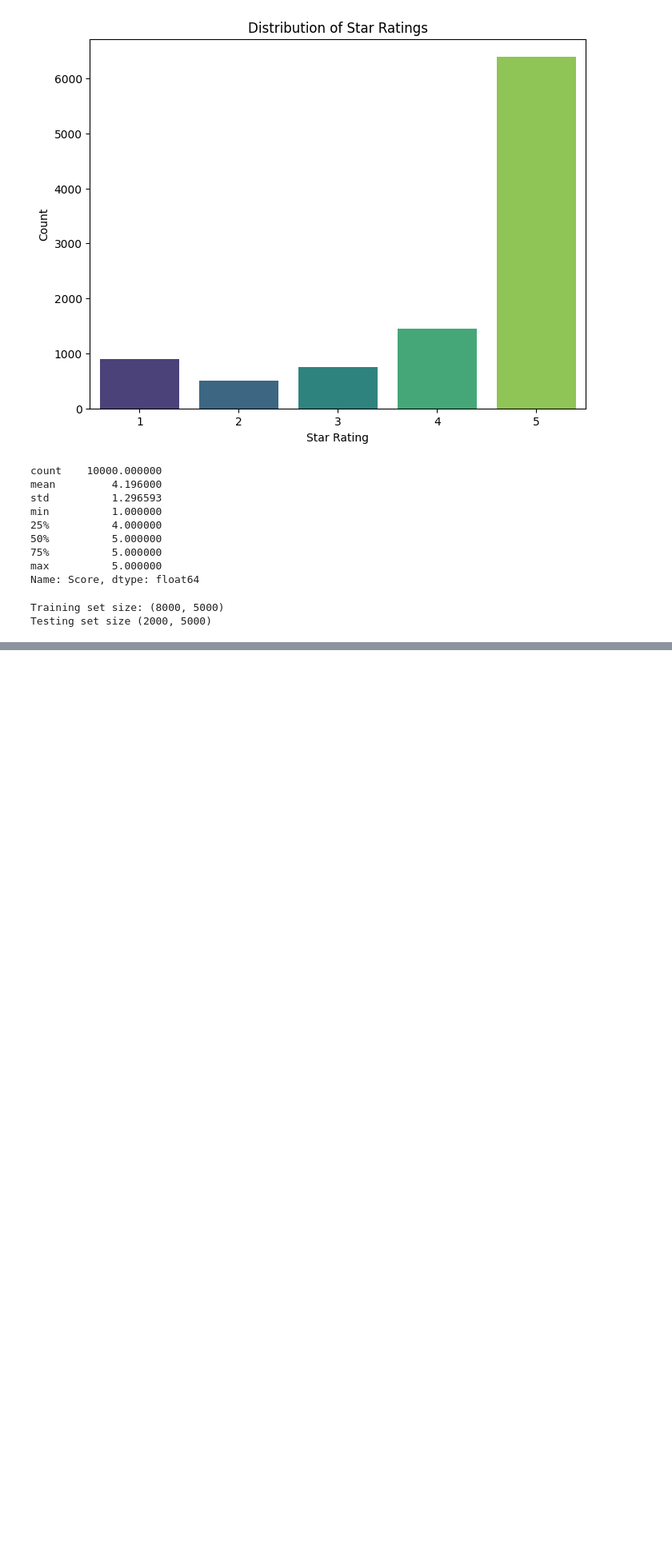
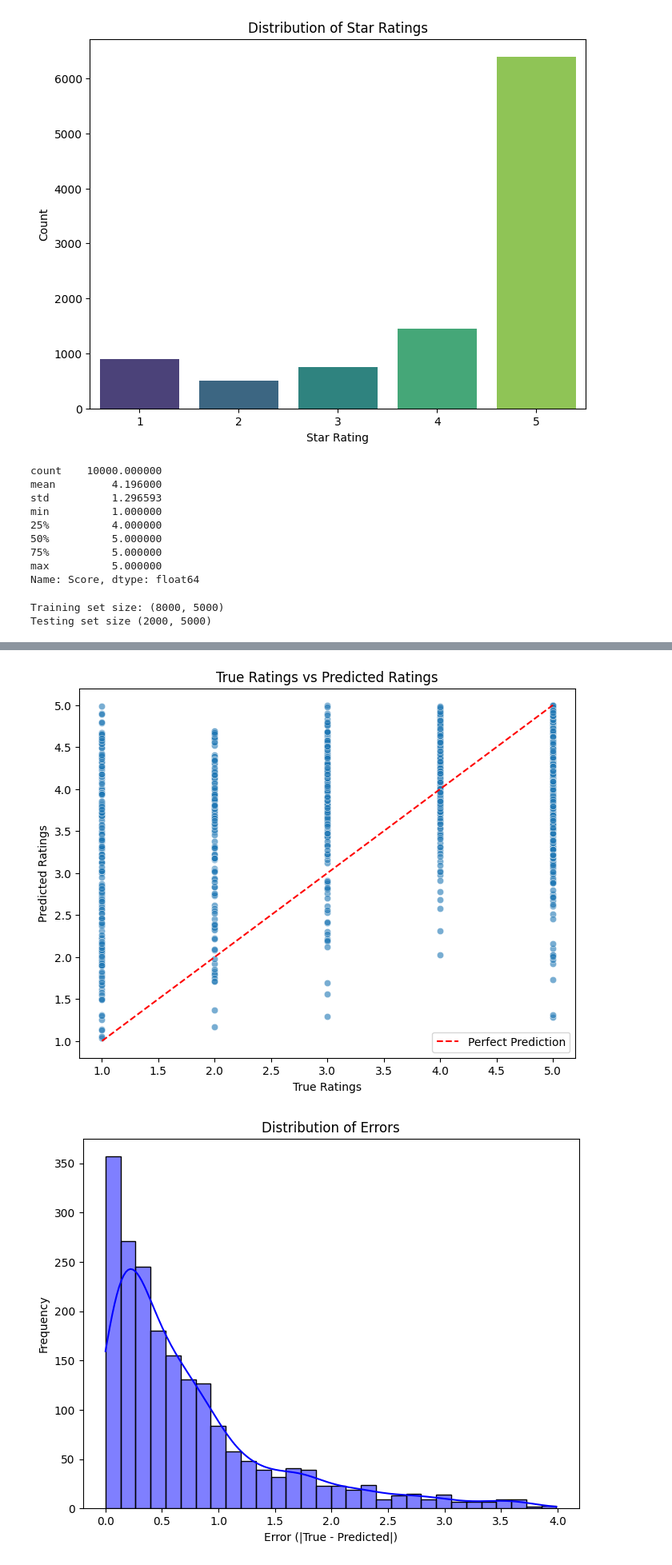
Before and after one commit to GGabriel007/Module_6, a Jupyter notebook: Module6.ipynb, the cells around one changed output, grey strips where cells are left out. Shown at 80% size. Drawn from its saved outputs; the diff is of its cells as text; code cells hidden in the pictures; blank space fills up the shorter version.

```diff
--- a/Module6.ipynb
+++ b/Module6.ipynb
@@ -94,3 +96,29 @@ print(f"Testing set size {X_test.shape}")
 # %% [output]
 Training set size: (8000, 5000)
 Testing set size (2000, 5000)
+# %%
+# Train a Random Forest Regressor
+model = RandomForestRegressor(random_state=42)
+model.fit(X_train, y_train)
+
+# Make predictions on the test set
+y_pred = model.predict(X_test)
+
+# Evaluate the model
+mae = mean_absolute_error(y_test, y_pred)
+print(f"Mean Absolute Error (MAE): {mae:.2f}")
+
+# Identify 5 samples where the model made significant errors
+errors = abs(y_test - y_pred)  # Absolute error for each prediction
+
+# Create a DataFrame to store the results
+error_df = pd.DataFrame({
+    'Review': df_subset.loc[y_test.index, 'Text'],  # Use y_test.index to align with the test set
+    'True Rating': y_test,
+    'Predicted Rating': y_pred,
+    'Error': errors
+})
+
+# Sort by error and select the top 5 worst predictions
+worst_predictions = error_df.sort_values(by='Error', ascending=False).head(5)
+print(worst_predictions[['Review', 'True Rating', 'Predicted Rating', 'Error']])
@@ -96,0 +140,21 @@ Testing set size (2000, 5000)
+# %%
+# Plot True Ratings vs Predicted Ratings
+plt.figure(figsize=(8, 6))
+sns.scatterplot(x=y_test, y=y_pred, alpha=0.6)
+plt.plot([1, 5], [1, 5], color='red', linestyle='--', label='Perfect Prediction')  # Diagonal line
+plt.title('True Ratings vs Predicted Ratings')
+plt.xlabel('True Ratings')
+plt.ylabel('Predicted Ratings')
+plt.legend()
+plt.show()
+
+# Plot Distribution of Errors
+plt.figure(figsize=(8, 6))
+sns.histplot(errors, bins=30, kde=True, color='blue')
+plt.title('Distribution of Errors')
+plt.xlabel('Error (|True - Predicted|)')
+plt.ylabel('Frequency')
+plt.show()
+# %% [output]
+[figure, added]
+[figure, added]
```
Also changed, not shown: parts of 2 cells of this notebook.
